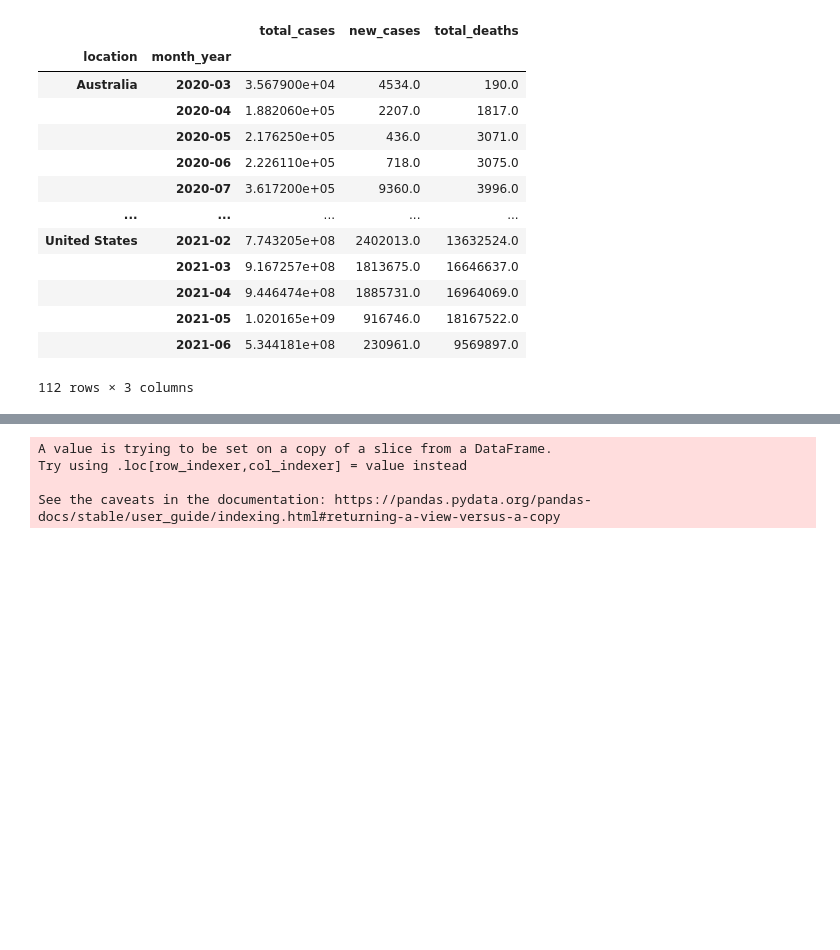
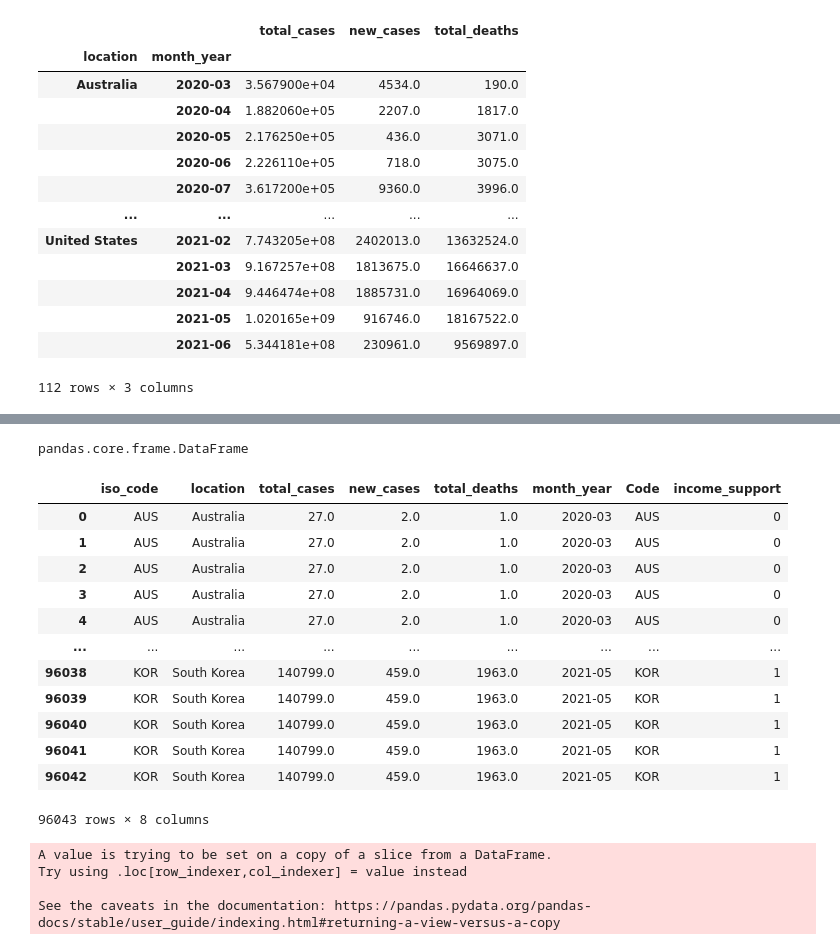
Before and after one commit to nithiyasuresh/Project-1-Covid-PolicyChangesAnalysis, a Jupyter notebook: project1.ipynb, the cells around one changed output, grey strips where cells are left out. Drawn from its saved outputs; the diff is of its cells as text; code cells hidden in the pictures; blank space fills up the shorter version.

Commit message:
Data Merge

```diff
--- a/project1.ipynb
+++ b/project1.ipynb
@@ -132,0 +164,11 @@ indexNames = country_df[ country_df['month_year'] == 30 ].index
+# %%
+# making list of data frames and then contacting them
+frames_inc = [au_inc,usa_inc,ind_inc,chn_inc,uk_inc,bz_inc,kr_inc]
+country_inc = pd.concat(frames_inc)
+country_inc['month_year'] = pd.to_datetime(country_inc['Day']).dt.to_period('M')
+country_inc = country_inc.drop(columns=['Day'])
+country_inc.dropna(inplace=True)
+country_inc = country_inc.reset_index(drop=True)
+country_inc.sort_values(by=['month_year'])
+# country_inc
+# country_inc.groupby(["month_year"])["Entity"].nunique()
@@ -132,0 +189,7 @@ indexNames = country_df[ country_df['month_year'] == 30 ].index
+# %%
+# removing rows from month_date column which doesn't have values for all the countries.
+complete_country_inc = country_inc.loc[(country_inc["month_year"]!="2021-06")]
+# complete_country_inc
+# %%
+rename_country_inc = complete_country_inc.rename(columns={'Entity': 'location'})
+rename_country_inc
@@ -133,3 +210,25 @@ indexNames = country_df[ country_df['month_year'] == 30 ].index
+# %%
+rename_inc = rename_country_inc.loc[(rename_country_inc["month_year"]!="2020-01") & (rename_country_inc["month_year"]!="2020-02") ]
+rename_inc
+# %% [output]
+pandas.core.frame.DataFrame
+# %%
+final_data = pd.merge(complete_country,rename_inc, how="outer", on=["location", "month_year"]))
+final_data
+# %% [output]
+|  | iso_code | location | total_cases | new_cases | total_deaths | month_year | Code | income_support |
+| 0 | AUS | Australia | 27.0 | 2.0 | 1.0 | 2020-03 | AUS | 0 |
+| 1 | AUS | Australia | 27.0 | 2.0 | 1.0 | 2020-03 | AUS | 0 |
+| 2 | AUS | Australia | 27.0 | 2.0 | 1.0 | 2020-03 | AUS | 0 |
+| 3 | AUS | Australia | 27.0 | 2.0 | 1.0 | 2020-03 | AUS | 0 |
+| 4 | AUS | Australia | 27.0 | 2.0 | 1.0 | 2020-03 | AUS | 0 |
+| ... | ... | ... | ... | ... | ... | ... | ... | ... |
+| 96038 | KOR | South Korea | 140799.0 | 459.0 | 1963.0 | 2021-05 | KOR | 1 |
+| 96039 | KOR | South Korea | 140799.0 | 459.0 | 1963.0 | 2021-05 | KOR | 1 |
+| 96040 | KOR | South Korea | 140799.0 | 459.0 | 1963.0 | 2021-05 | KOR | 1 |
+| 96041 | KOR | South Korea | 140799.0 | 459.0 | 1963.0 | 2021-05 | KOR | 1 |
+| 96042 | KOR | South Korea | 140799.0 | 459.0 | 1963.0 | 2021-05 | KOR | 1 |
+96043 rows × 8 columns
 # %%
 # covid_data.head()
 # covid_df = round(covid_data.groupby(["location"])["total_cases"].max(),2)
```
Also changed, not shown: parts of 5 cells of this notebook.
